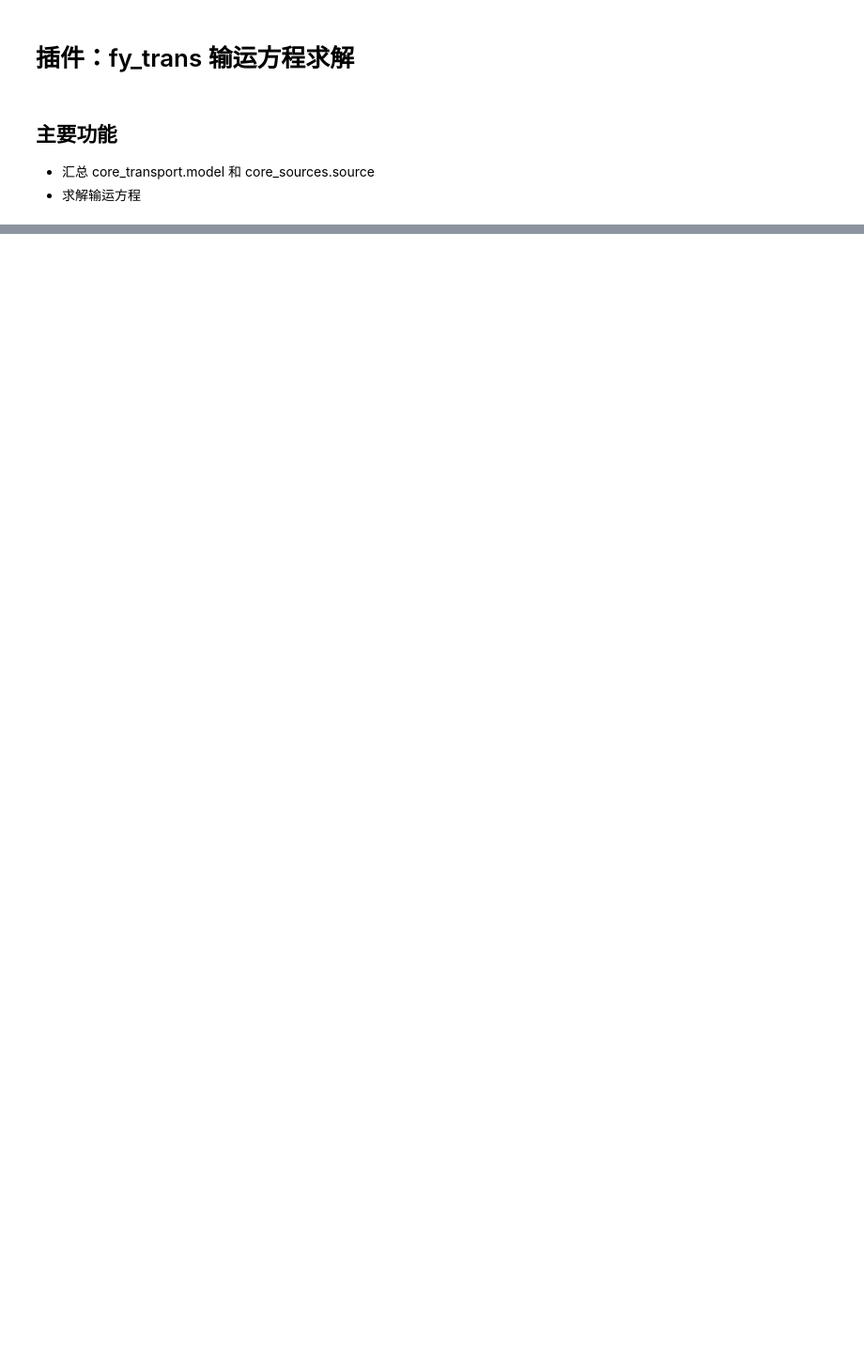
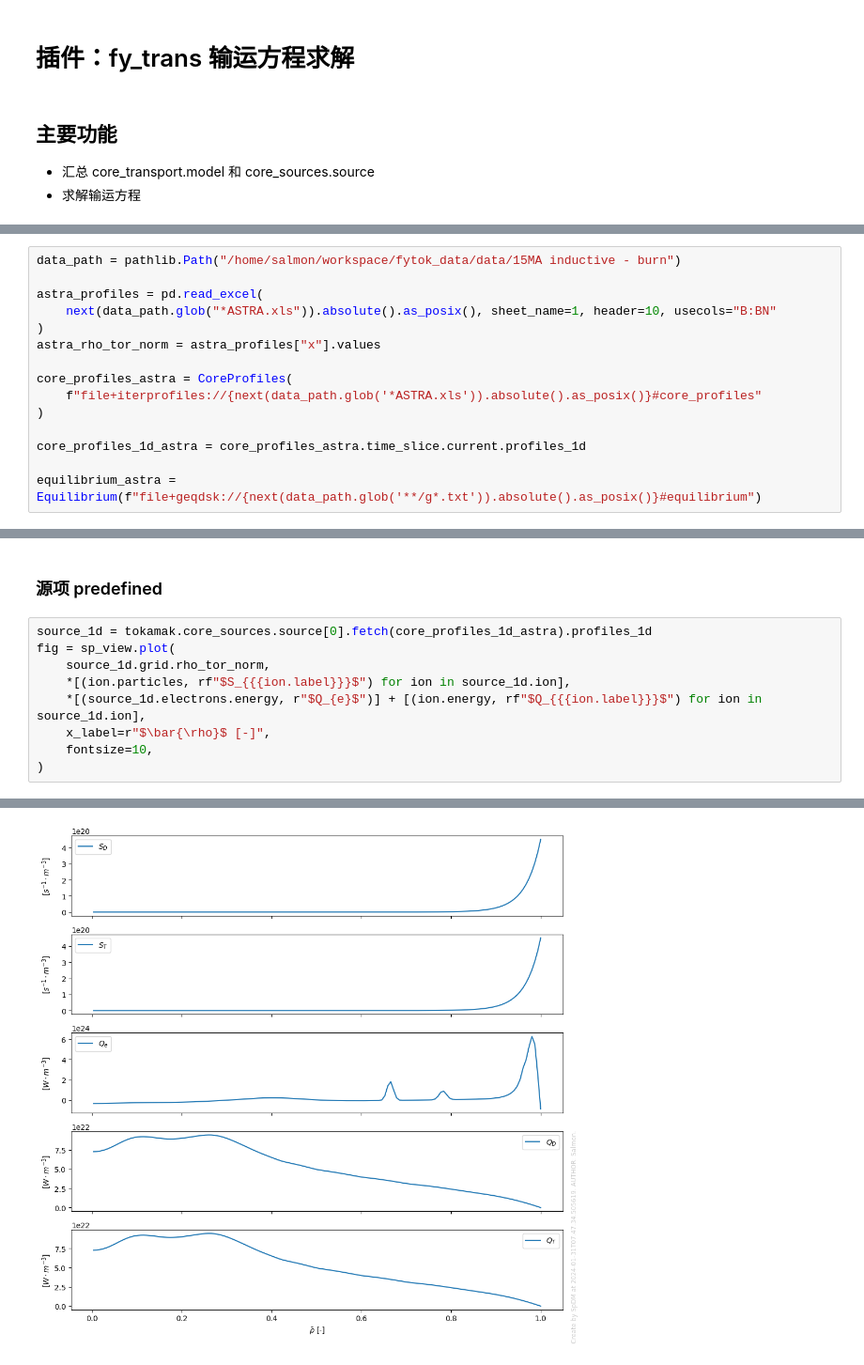
Before and after one commit to fusion-yun/fytok_tutorial, a Jupyter notebook: tutorial/FyTok_plugin_FyTrans.ipynb, the cells around one changed output, grey strips where cells are left out. Shown at 94% size. Drawn from its saved outputs; the diff is of its cells as text; blank space fills up the shorter version.

```diff
--- a/tutorial/FyTok_plugin_FyTrans.ipynb
+++ b/tutorial/FyTok_plugin_FyTrans.ipynb
@@ -124,0 +41,15 @@ fig = sp_view.plot(
+# %%
+data_path = pathlib.Path("/home/salmon/workspace/fytok_data/data/15MA inductive - burn")
+
+astra_profiles = pd.read_excel(
+    next(data_path.glob("*ASTRA.xls")).absolute().as_posix(), sheet_name=1, header=10, usecols="B:BN"
+)
+astra_rho_tor_norm = astra_profiles["x"].values
+
+core_profiles_astra = CoreProfiles(
+    f"file+iterprofiles://{next(data_path.glob('*ASTRA.xls')).absolute().as_posix()}#core_profiles"
+)
+
+core_profiles_1d_astra = core_profiles_astra.time_slice.current.profiles_1d
+
+equilibrium_astra = Equilibrium(f"file+geqdsk://{next(data_path.glob('**/g*.txt')).absolute().as_posix()}#equilibrium")
@@ -124,0 +167,12 @@ fig = sp_view.plot(
+# %% [markdown]
+### 源项 predefined
+# %%
+source_1d = tokamak.core_sources.source[0].fetch(core_profiles_1d_astra).profiles_1d
+fig = sp_view.plot(
+    source_1d.grid.rho_tor_norm,
+    *[(ion.particles, rf"$S_{{{ion.label}}}$") for ion in source_1d.ion],
+    *[(source_1d.electrons.energy, r"$Q_{e}$")] + [(ion.energy, rf"$Q_{{{ion.label}}}$") for ion in source_1d.ion],
+    x_label=r"$\bar{\rho}$ [-]",
+    fontsize=10,
+)
+# %% [output]
@@ -124,0 +180 @@ fig = sp_view.plot(
+[figure, added]
```
Also changed, not shown: parts of 60 cells of this notebook, 8 other files.
